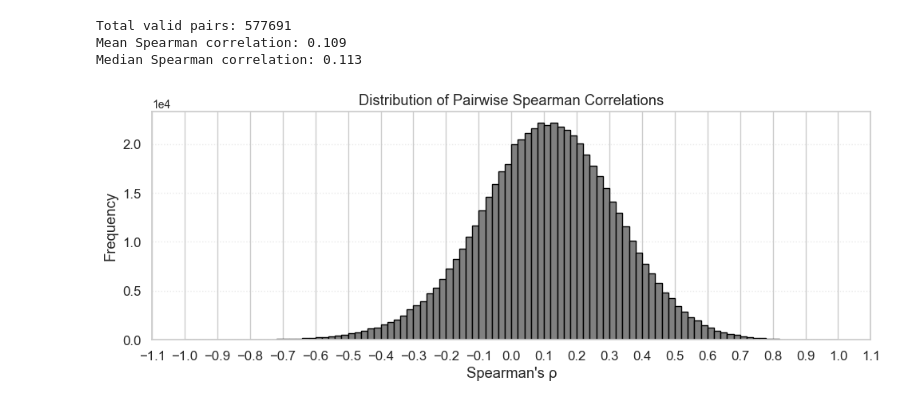
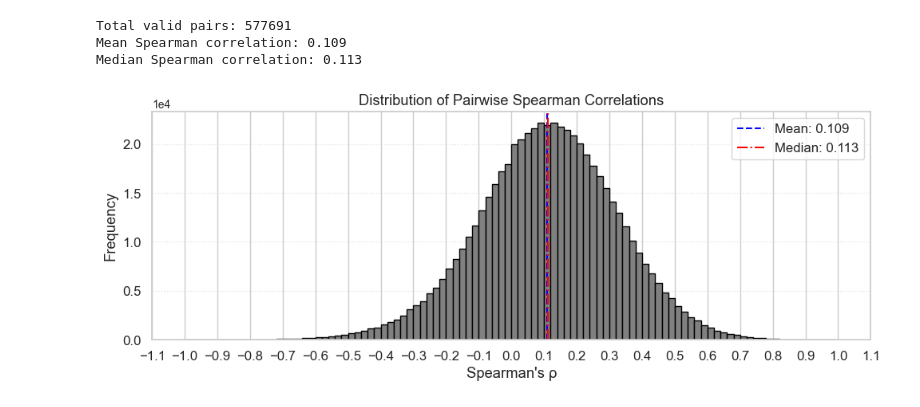
Before and after one commit to paolacalle/movie-ratings-replication, a Jupyter notebook: problem_set/eda.ipynb, the cells around one changed output. Saved outputs shown, nothing was run; the diff lists cells and outputs as text; code cells hidden in the pictures.

```diff
--- a/problem_set/eda.ipynb
+++ b/problem_set/eda.ipynb
@@ -208,29 +208,36 @@ Median Spearman correlation: 0.113
 # %%
 import matplotlib.pyplot as plt
 import matplotlib.ticker as ticker
 
 # Histogram of pairwise Spearman correlations
 fig, ax = plt.subplots(figsize=(10, 4))
 ax.hist(spearman_df['rho'], bins=100, color='grey', edgecolor='black')
 
 ax.set_xlabel("Spearman's ρ")
 ax.set_ylabel("Frequency")
 ax.set_title("Distribution of Pairwise Spearman Correlations")
 
 # Scientific notation on y-axis (e.g., 1.2 × 10^5)
 ax.ticklabel_format(style='sci', axis='y', scilimits=(0, 0))
 ax.yaxis.get_offset_text().set_fontsize(10)  # exponent label size
 ax.grid(axis='y', linestyle=':', alpha=0.5)
 fig.tight_layout()
 
+# add mean and median lines
+mean_rho = spearman_df['rho'].mean()
+median_rho = spearman_df['rho'].median()
+ax.axvline(mean_rho, color='blue', linestyle='--', label=f'Mean: {mean_rho:.3f}')
+ax.axvline(median_rho, color='red', linestyle='-.', label=f'Median: {median_rho:.3f}')
+ax.legend()
+
 # increment the x-axis ticks by 0.1
 ax.xaxis.set_major_locator(ticker.MultipleLocator(0.1))
 
 
 fig.savefig('../figures/pairwise_spearman_correlation_distribution.pdf', bbox_inches='tight')
 plt.show()
 # %% [output]
-[figure, old version]
+[figure, new version]
 # %%
 # distribution of number of joint ratings reported and frequency of spearman correlations
 
```
Also changed, not shown: parts of 1 cell of this notebook.
